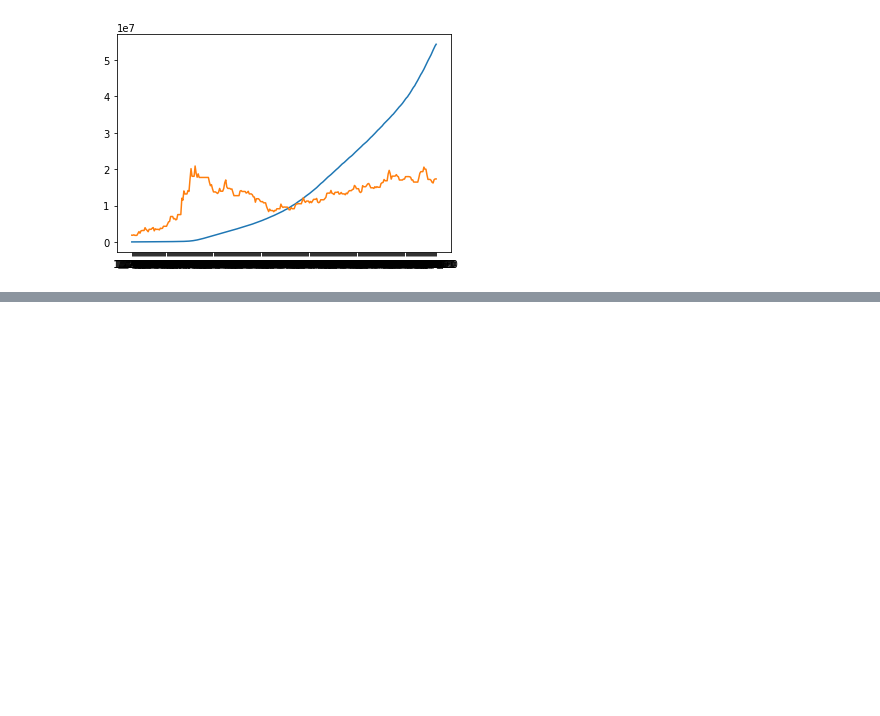
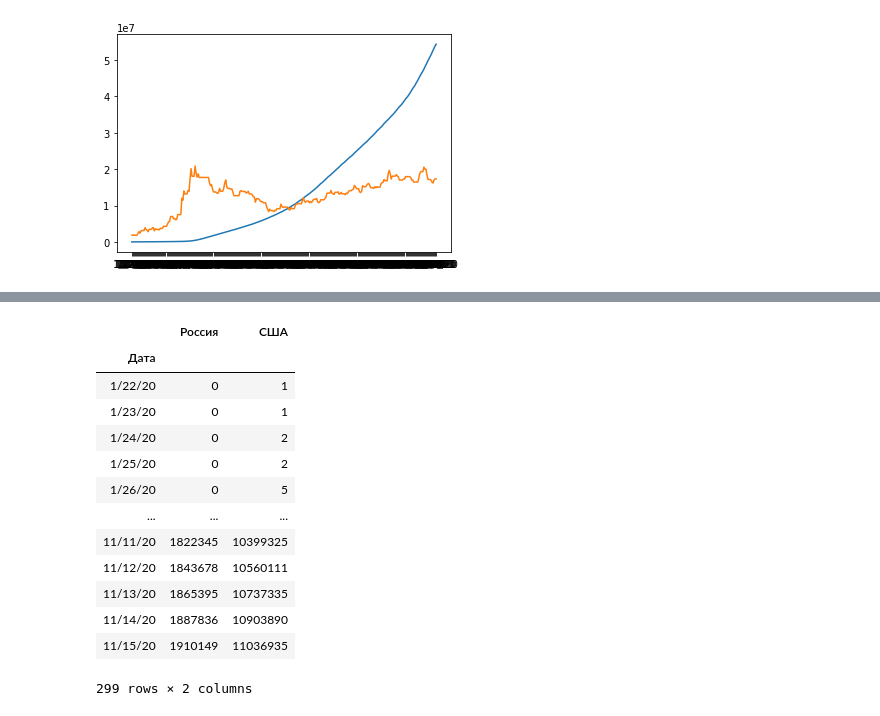
Before and after one commit to MaximNosko/KKR, a Jupyter notebook: KKR.ipynb, the cells around one changed output, grey strips where cells are left out. Cells and saved outputs as stored; diff of their text form; code cells hidden in the pictures; blank space fills up the shorter version.

```diff
--- a/KKR.ipynb
+++ b/KKR.ipynb
@@ -303,0 +369,4 @@ plt.plot(t.index, t['Всего'],(t['Доллар США']-60)*1000000)
+# %%
+%%time
+pq.read_pandas('1.parquet', columns=['Россия',"США"]).to_pandas()
+# %% [output]
@@ -303,0 +374,14 @@ plt.plot(t.index, t['Всего'],(t['Доллар США']-60)*1000000)
+|  | Россия | США |
+| Дата |  |  |
+| 1/22/20 | 0 | 1 |
+| 1/23/20 | 0 | 1 |
+| 1/24/20 | 0 | 2 |
+| 1/25/20 | 0 | 2 |
+| 1/26/20 | 0 | 5 |
+| ... | ... | ... |
+| 11/11/20 | 1822345 | 10399325 |
+| 11/12/20 | 1843678 | 10560111 |
+| 11/13/20 | 1865395 | 10737335 |
+| 11/14/20 | 1887836 | 10903890 |
+| 11/15/20 | 1910149 | 11036935 |
+299 rows × 2 columns
```
Also changed, not shown: parts of 12 cells of this notebook, 6 other files.
